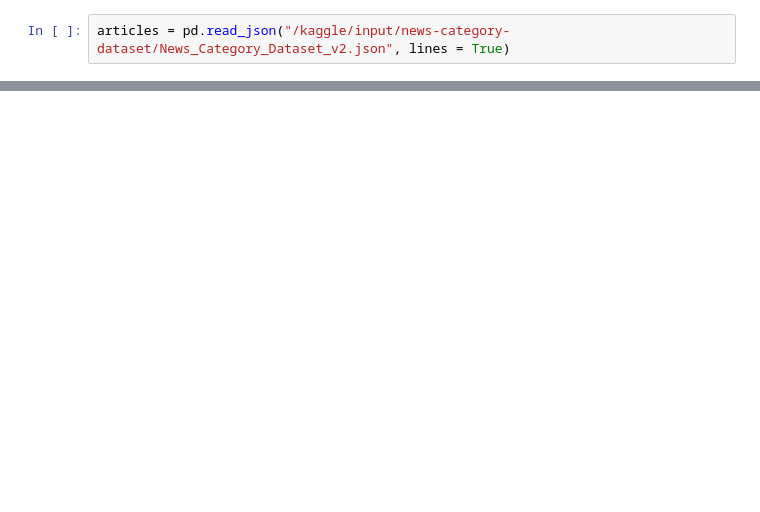
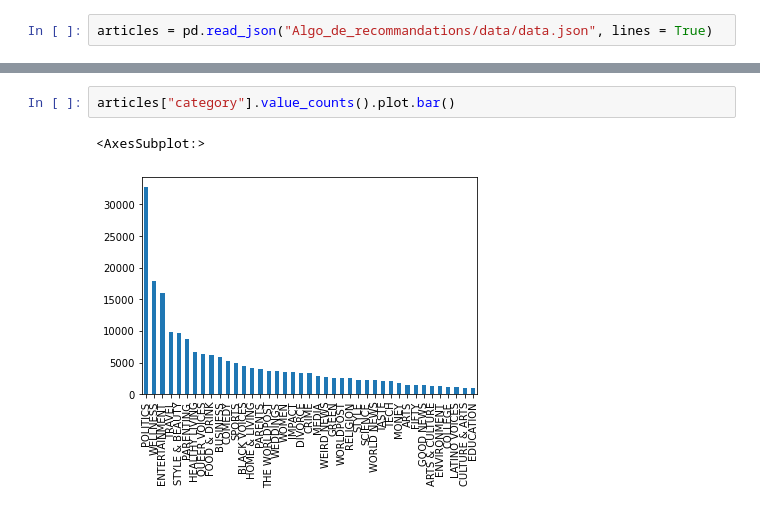
Before and after one commit to max-cyril/Algo_de_recommandations, a Jupyter notebook: algo reco1.ipynb, the cells around one changed output, grey strips where cells are left out. Cells and saved outputs as stored; diff of their text form; blank space fills up the shorter version.

Commit message:
Update algo reco1.ipynb
2nd commit

```diff
--- a/algo reco1.ipynb
+++ b/algo reco1.ipynb
@@ -29,2 +28,2 @@ ImportError: cannot import name 'WordNetCorpusReader' from partially initialized
 # %%
-articles = pd.read_json("/kaggle/input/news-category-dataset/News_Category_Dataset_v2.json", lines = True)
+articles = pd.read_json("Algo_de_recommandations/data/data.json", lines = True)
@@ -40,0 +93,5 @@ articles
+# %%
+articles["category"].value_counts().plot.bar()
+# %% [output]
+<AxesSubplot:>
+[figure, added]
```
Also changed, not shown: parts of 14 cells of this notebook.
